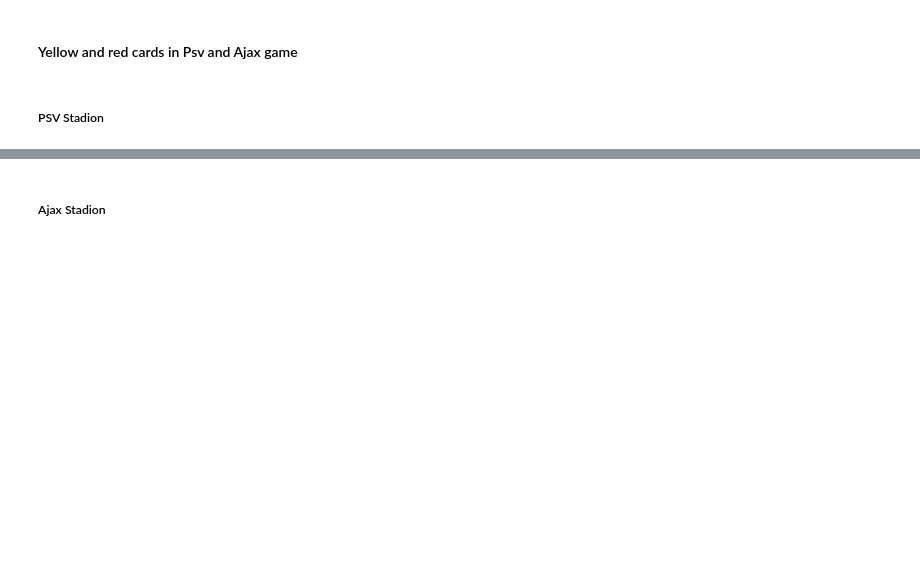
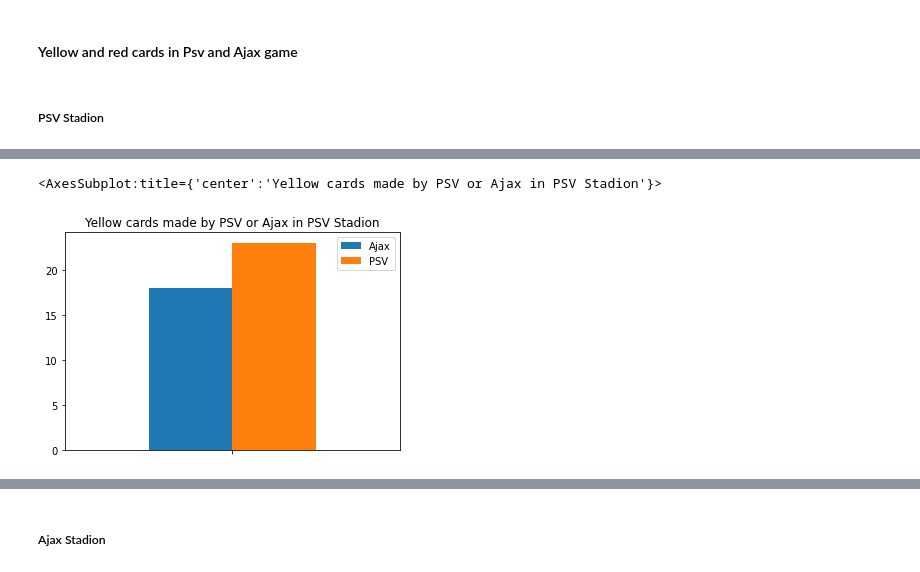
Before and after one commit to mohammedaljader/Football_Predictions_ML, a Jupyter notebook: notebook.ipynb, the cells around one changed output, grey strips where cells are left out. Drawn from its saved outputs; the diff is of its cells as text; code cells hidden in the pictures; blank space fills up the shorter version.

```diff
--- a/notebook.ipynb
+++ b/notebook.ipynb
@@ -486,0 +490,12 @@ print(f'{len(filterPSVCardsInPsvStadionYellowCards.index)} yellow cards is made
+# %%
+plotdata = pd.DataFrame({
+    "Ajax": len(filterAjaxCardsInPsvStadionYellowCards.index),
+    "PSV": len(filterPSVCardsInPsvStadionYellowCards.index)
+    },
+    index=[''],
+
+)
+plotdata.plot(kind = 'bar', title ="Yellow cards made by PSV or Ajax in PSV Stadion")
+# %% [output]
+<AxesSubplot:title={'center':'Yellow cards made by PSV or Ajax in PSV Stadion'}>
+[figure, added]
```
Also changed, not shown: parts of 19 cells of this notebook.
